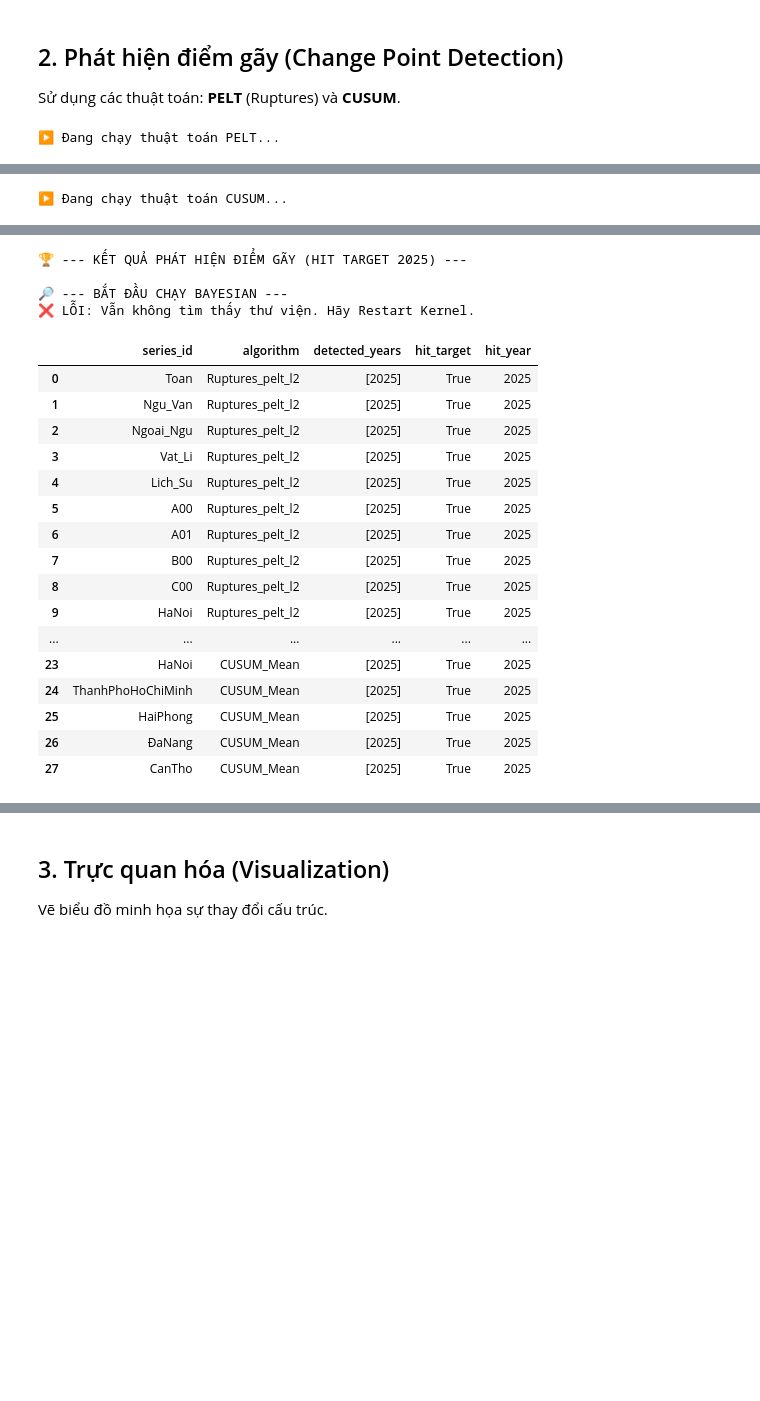
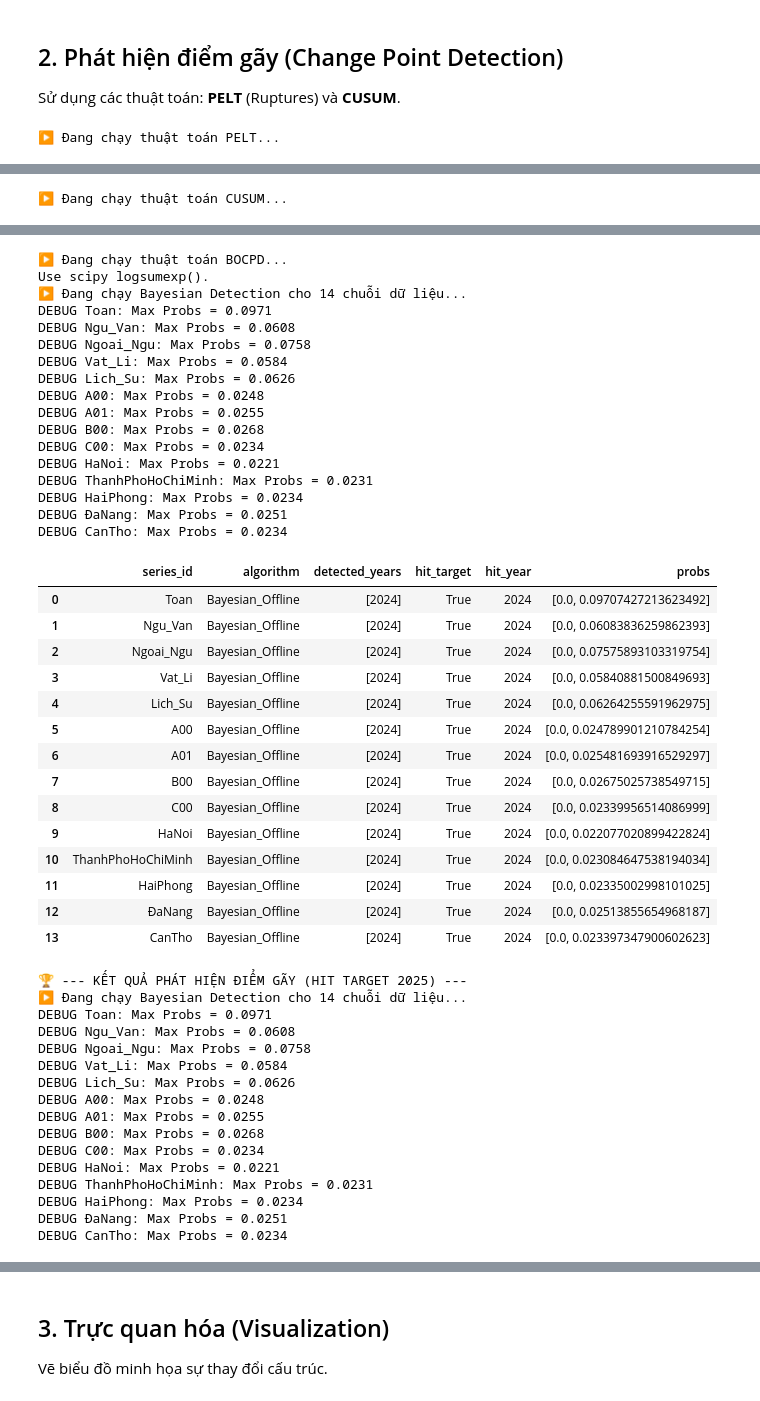
Before and after one commit to tano-dev/Vietnam-National-Exam-Score-Analysis-and-Forecasting, a Jupyter notebook: Notebook/ChangePoint.ipynb, the cells around one changed output, grey strips where cells are left out. Drawn from its saved outputs; the diff is of its cells as text; code cells hidden in the pictures; blank space fills up the shorter version.

```diff
--- a/Notebook/ChangePoint.ipynb
+++ b/Notebook/ChangePoint.ipynb
@@ -146,10 +152,10 @@ if 'ChangePointDetector' in globals():
     display(df_cusum)
 
     # 4. Chạy Bayesian Online Change Point Detection (BOCPD)
-    # print("\n▶️ Đang chạy thuật toán BOCPD...")
-    # df_bayes = detector.detect_bayesian()
-    # display(df_bayes)
-    # 4. Tổng hợp kết quả (Những series nào thực sự gãy ở 2025?)
+    print("\n▶️ Đang chạy thuật toán BOCPD...")
+    df_bayes = detector.detect_bayesian(probability_threshold=0.01)
+    display(df_bayes)
+    # 5. Tổng hợp kết quả (Những series nào thực sự gãy ở 2025?)
     print("\n🏆 --- KẾT QUẢ PHÁT HIỆN ĐIỂM GÃY (HIT TARGET 2025) ---")
     all_results = detector.analyze_all()
     hits = all_results[all_results['hit_target'] == True]
@@ -192,21 +198,48 @@ else:
-🏆 --- KẾT QUẢ PHÁT HIỆN ĐIỂM GÃY (HIT TARGET 2025) ---
-
-🔎 --- BẮT ĐẦU CHẠY BAYESIAN ---
-❌ LỖI: Vẫn không tìm thấy thư viện. Hãy Restart Kernel.
+▶️ Đang chạy thuật toán BOCPD...
+Use scipy logsumexp().
+▶️ Đang chạy Bayesian Detection cho 14 chuỗi dữ liệu...
+DEBUG Toan: Max Probs = 0.0971
+DEBUG Ngu_Van: Max Probs = 0.0608
+DEBUG Ngoai_Ngu: Max Probs = 0.0758
+DEBUG Vat_Li: Max Probs = 0.0584
+DEBUG Lich_Su: Max Probs = 0.0626
+DEBUG A00: Max Probs = 0.0248
+DEBUG A01: Max Probs = 0.0255
+DEBUG B00: Max Probs = 0.0268
+DEBUG C00: Max Probs = 0.0234
+DEBUG HaNoi: Max Probs = 0.0221
+DEBUG ThanhPhoHoChiMinh: Max Probs = 0.0231
+DEBUG HaiPhong: Max Probs = 0.0234
+DEBUG ĐaNang: Max Probs = 0.0251
+DEBUG CanTho: Max Probs = 0.0234
-|  | series_id | algorithm | detected_years | hit_target | hit_year |
-| 0 | Toan | Ruptures_pelt_l2 | [2025] | True | 2025 |
-| 1 | Ngu_Van | Ruptures_pelt_l2 | [2025] | True | 2025 |
-| 2 | Ngoai_Ngu | Ruptures_pelt_l2 | [2025] | True | 2025 |
-| 3 | Vat_Li | Ruptures_pelt_l2 | [2025] | True | 2025 |
-| 4 | Lich_Su | Ruptures_pelt_l2 | [2025] | True | 2025 |
-| 5 | A00 | Ruptures_pelt_l2 | [2025] | True | 2025 |
-| 6 | A01 | Ruptures_pelt_l2 | [2025] | True | 2025 |
-| 7 | B00 | Ruptures_pelt_l2 | [2025] | True | 2025 |
-| 8 | C00 | Ruptures_pelt_l2 | [2025] | True | 2025 |
-| 9 | HaNoi | Ruptures_pelt_l2 | [2025] | True | 2025 |
-| ... | ... | ... | ... | ... | ... |
-| 23 | HaNoi | CUSUM_Mean | [2025] | True | 2025 |
-| 24 | ThanhPhoHoChiMinh | CUSUM_Mean | [2025] | True | 2025 |
-| 25 | HaiPhong | CUSUM_Mean | [2025] | True | 2025 |
-| 26 | ĐaNang | CUSUM_Mean | [2025] | True | 2025 |
-| 27 | CanTho | CUSUM_Mean | [2025] | True | 2025 |
+|  | series_id | algorithm | detected_years | hit_target | hit_year | probs |
+| 0 | Toan | Bayesian_Offline | [2024] | True | 2024 | [0.0, 0.09707427213623492] |
+| 1 | Ngu_Van | Bayesian_Offline | [2024] | True | 2024 | [0.0, 0.06083836259862393] |
+| 2 | Ngoai_Ngu | Bayesian_Offline | [2024] | True | 2024 | [0.0, 0.07575893103319754] |
+| 3 | Vat_Li | Bayesian_Offline | [2024] | True | 2024 | [0.0, 0.05840881500849693] |
+| 4 | Lich_Su | Bayesian_Offline | [2024] | True | 2024 | [0.0, 0.06264255591962975] |
+| 5 | A00 | Bayesian_Offline | [2024] | True | 2024 | [0.0, 0.024789901210784254] |
+| 6 | A01 | Bayesian_Offline | [2024] | True | 2024 | [0.0, 0.025481693916529297] |
+| 7 | B00 | Bayesian_Offline | [2024] | True | 2024 | [0.0, 0.02675025738549715] |
+| 8 | C00 | Bayesian_Offline | [2024] | True | 2024 | [0.0, 0.02339956514086999] |
+| 9 | HaNoi | Bayesian_Offline | [2024] | True | 2024 | [0.0, 0.022077020899422824] |
+| 10 | ThanhPhoHoChiMinh | Bayesian_Offline | [2024] | True | 2024 | [0.0, 0.023084647538194034] |
+| 11 | HaiPhong | Bayesian_Offline | [2024] | True | 2024 | [0.0, 0.02335002998101025] |
+| 12 | ĐaNang | Bayesian_Offline | [2024] | True | 2024 | [0.0, 0.02513855654968187] |
+| 13 | CanTho | Bayesian_Offline | [2024] | True | 2024 | [0.0, 0.023397347900602623] |
+🏆 --- KẾT QUẢ PHÁT HIỆN ĐIỂM GÃY (HIT TARGET 2025) ---
+▶️ Đang chạy Bayesian Detection cho 14 chuỗi dữ liệu...
+DEBUG Toan: Max Probs = 0.0971
+DEBUG Ngu_Van: Max Probs = 0.0608
+DEBUG Ngoai_Ngu: Max Probs = 0.0758
+DEBUG Vat_Li: Max Probs = 0.0584
+DEBUG Lich_Su: Max Probs = 0.0626
+DEBUG A00: Max Probs = 0.0248
+DEBUG A01: Max Probs = 0.0255
+DEBUG B00: Max Probs = 0.0268
+DEBUG C00: Max Probs = 0.0234
+DEBUG HaNoi: Max Probs = 0.0221
+DEBUG ThanhPhoHoChiMinh: Max Probs = 0.0231
+DEBUG HaiPhong: Max Probs = 0.0234
+DEBUG ĐaNang: Max Probs = 0.0251
+DEBUG CanTho: Max Probs = 0.0234
```
Also changed, not shown: parts of 9 cells of this notebook, 3 other files.
